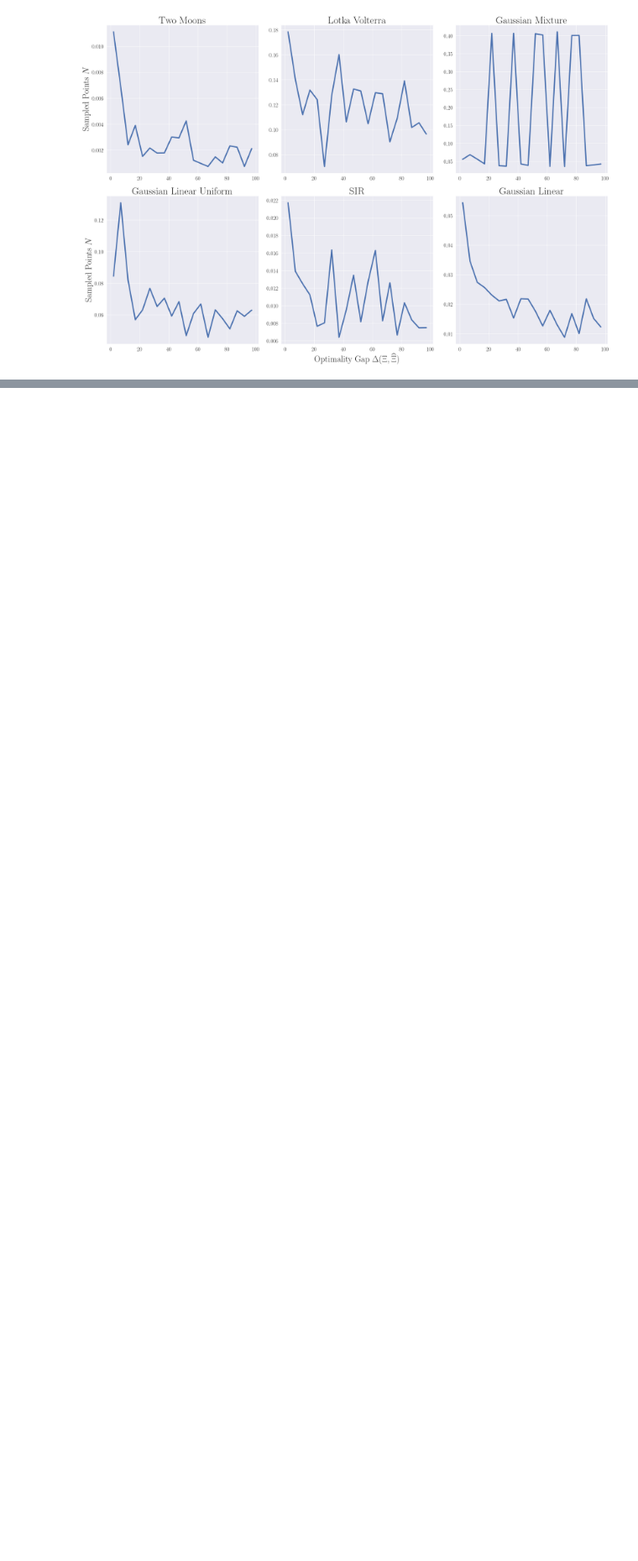
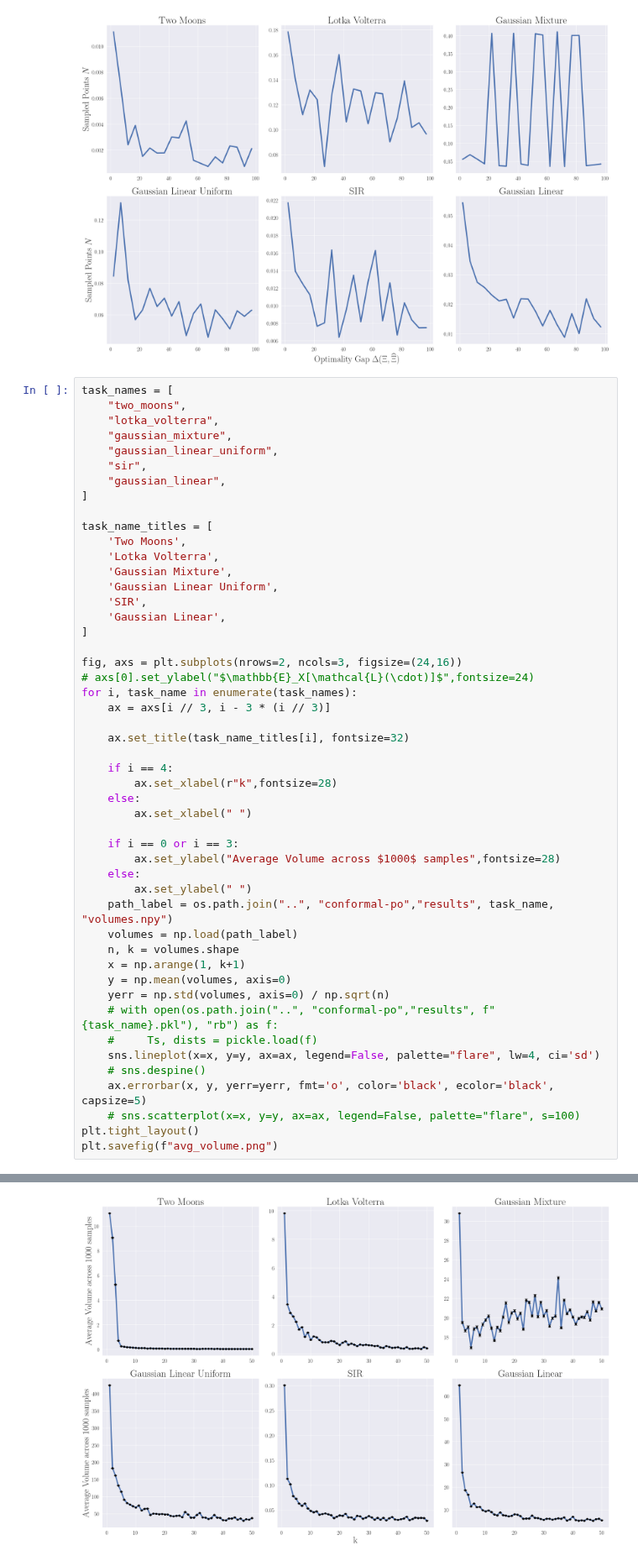
Before and after one commit to yashpatel5400/csi, a Jupyter notebook: sbi/graphics.ipynb, the cells around one changed output, grey strips where cells are left out. Shown at 84% size. Drawn from its saved outputs; the diff is of its cells as text; blank space fills up the shorter version.

Commit message:
Volume plots with standard deviations

```diff
--- a/sbi/graphics.ipynb
+++ b/sbi/graphics.ipynb
@@ -74,3 +74,53 @@ plt.tight_layout()
 plt.savefig(f"distances.png")
 # %% [output]
 [figure]
+# %%
+task_names = [
+    "two_moons",
+    "lotka_volterra",
+    "gaussian_mixture",
+    "gaussian_linear_uniform",
+    "sir",
+    "gaussian_linear",
+]
+
+task_name_titles = [
+    'Two Moons',
+    'Lotka Volterra',
+    'Gaussian Mixture',
+    'Gaussian Linear Uniform',
+    'SIR',
+    'Gaussian Linear',
+]
+
+fig, axs = plt.subplots(nrows=2, ncols=3, figsize=(24,16))
+# axs[0].set_ylabel("$\mathbb{E}_X[\mathcal{L}(\cdot)]$",fontsize=24)
+for i, task_name in enumerate(task_names):
+    ax = axs[i // 3, i - 3 * (i // 3)]
+
+    ax.set_title(task_name_titles[i], fontsize=32)
+
+    if i == 4:
+        ax.set_xlabel(r"k",fontsize=28)
+    else:
+        ax.set_xlabel(" ")
+
+    if i == 0 or i == 3:
+        ax.set_ylabel("Average Volume across $1000$ samples",fontsize=28)
+    else:
+        ax.set_ylabel(" ")
+    path_label = os.path.join("..", "conformal-po","results", task_name, "volumes.npy")
+    volumes = np.load(path_label)
+    n, k = volumes.shape
+    x = np.arange(1, k+1)
+    y = np.mean(volumes, axis=0)
+    yerr = np.std(volumes, axis=0) / np.sqrt(n)
+    # with open(os.path.join("..", "conformal-po","results", f"{task_name}.pkl"), "rb") as f:
+    #     Ts, dists = pickle.load(f)
+    sns.lineplot(x=x, y=y, ax=ax, legend=False, palette="flare", lw=4, ci='sd')
+    # sns.despine()
+    ax.errorbar(x, y, yerr=yerr, fmt='o', color='black', ecolor='black', capsize=5)
+    # sns.scatterplot(x=x, y=y, ax=ax, legend=False, palette="flare", s=100)
+plt.tight_layout()
+plt.savefig(f"avg_volume.png")
+# %% [output]
@@ -76,0 +144 @@ plt.savefig(f"distances.png")
+[figure, added]
```
Also changed, not shown: parts of 1 cell of this notebook, 2 other files.
